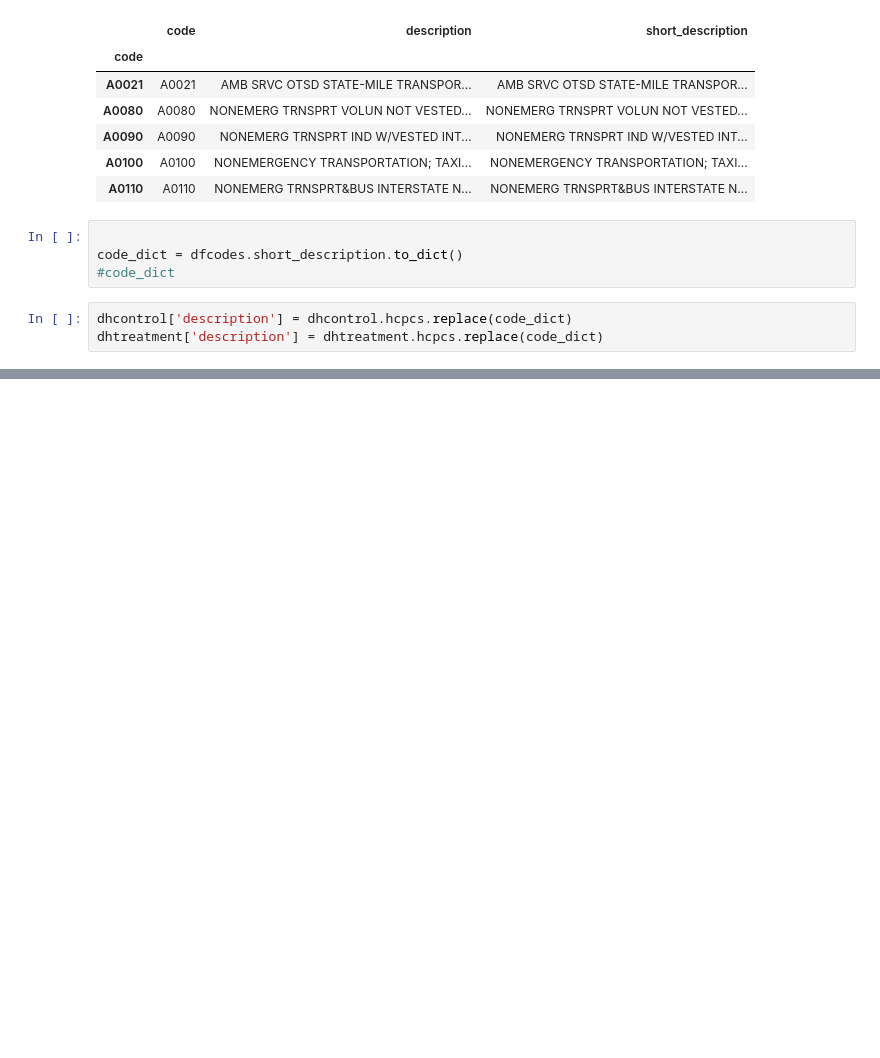
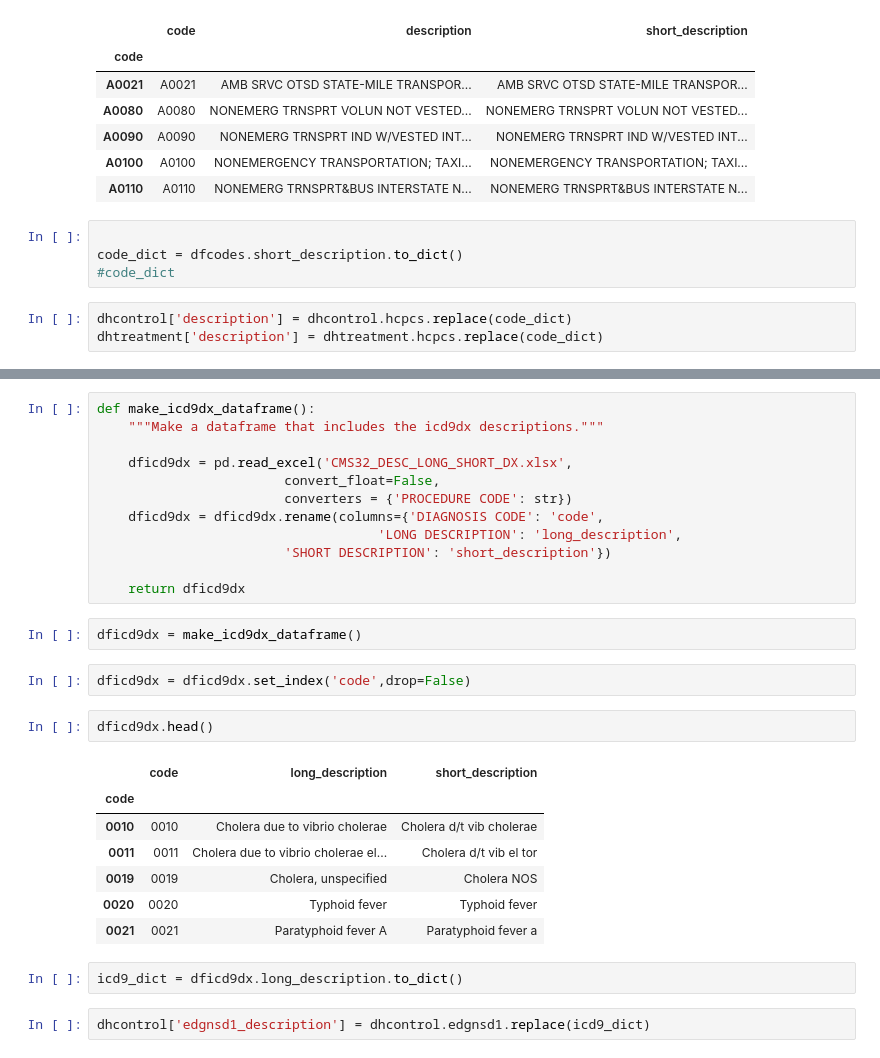
Before and after one commit to doolingdavid/IBA, a Jupyter notebook: costofcare_outsat_load.ipynb, the cells around one changed output, grey strips where cells are left out. Drawn from its saved outputs; the diff is of its cells as text; blank space fills up the shorter version.

```diff
--- a/costofcare_outsat_load.ipynb
+++ b/costofcare_outsat_load.ipynb
@@ -536,0 +691,30 @@ dhtreatment['description'] = dhtreatment.hcpcs.replace(code_dict)
+# %%
+def make_icd9dx_dataframe():
+    """Make a dataframe that includes the icd9dx descriptions."""
+
+    dficd9dx = pd.read_excel('CMS32_DESC_LONG_SHORT_DX.xlsx',
+                        convert_float=False,
+                        converters = {'PROCEDURE CODE': str})
+    dficd9dx = dficd9dx.rename(columns={'DIAGNOSIS CODE': 'code',
+                                    'LONG DESCRIPTION': 'long_description',
+                        'SHORT DESCRIPTION': 'short_description'})
+
+    return dficd9dx
+# %%
+dficd9dx = make_icd9dx_dataframe()
+# %%
+dficd9dx = dficd9dx.set_index('code',drop=False)
+# %%
+dficd9dx.head()
+# %% [output]
+|  | code | long_description | short_description |
+| code |  |  |  |
+| 0010 | 0010 | Cholera due to vibrio cholerae | Cholera d/t vib cholerae |
+| 0011 | 0011 | Cholera due to vibrio cholerae el... | Cholera d/t vib el tor |
+| 0019 | 0019 | Cholera, unspecified | Cholera NOS |
+| 0020 | 0020 | Typhoid fever | Typhoid fever |
+| 0021 | 0021 | Paratyphoid fever A | Paratyphoid fever a |
+# %%
+icd9_dict = dficd9dx.long_description.to_dict()
+# %%
+dhcontrol['edgnsd1_description'] = dhcontrol.edgnsd1.replace(icd9_dict)
```
Also changed, not shown: parts of 14 cells of this notebook.
